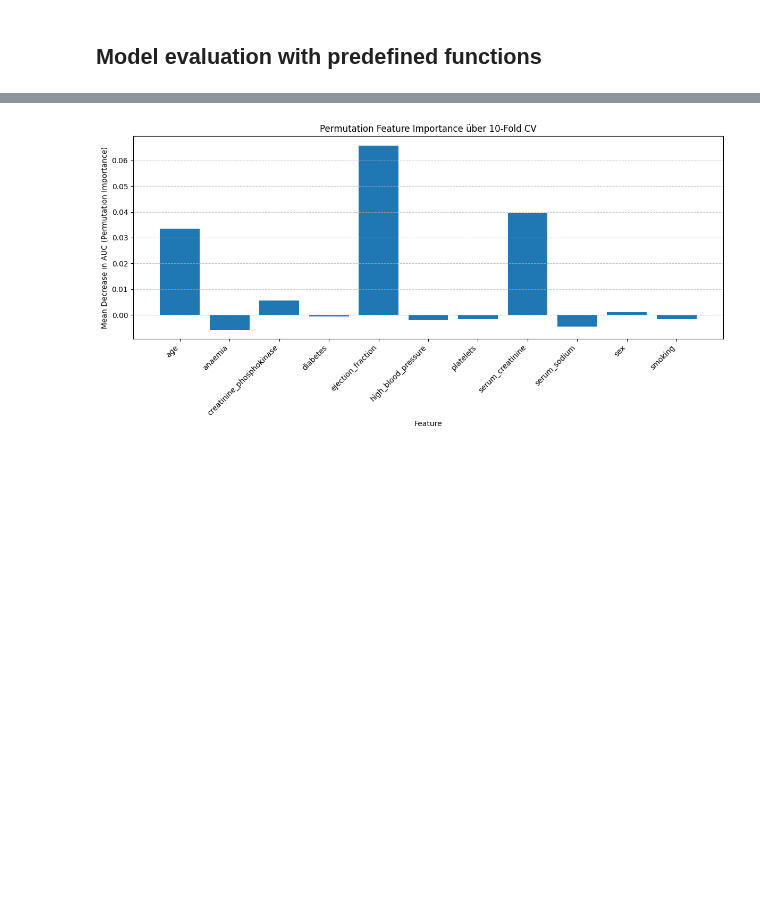
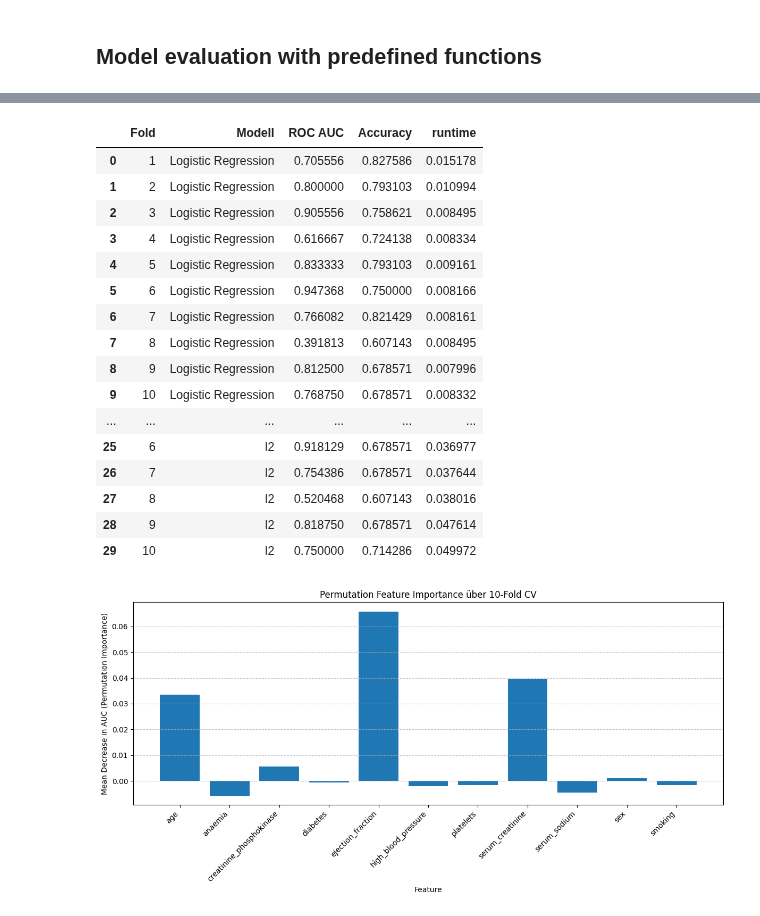
Before and after one commit to FelixFritz02/MasterKL, a Jupyter notebook: AI Numerics/Data Challenge/Logistic_Regression.ipynb, the cells around one changed output, grey strips where cells are left out. Drawn from its saved outputs; the diff is of its cells as text; code cells hidden in the pictures; blank space fills up the shorter version.

Commit message:
runtime

```diff
--- a/AI Numerics/Data Challenge/Logistic_Regression.ipynb
+++ b/AI Numerics/Data Challenge/Logistic_Regression.ipynb
@@ -681,5 +649,7 @@ fig.update_layout(
 fig.show()
 # %% [markdown]
 ## Model evaluation with predefined functions
+# %%
+y = y.values.ravel()
 # %%
 from sklearn.linear_model import LogisticRegression
@@ -748,3 +714,23 @@ A column-vector y was passed when a 1d array was expected. Please change the sha
+# %%
+df
+# %% [output]
+|  | Fold | Modell | ROC AUC | Accuracy | runtime |
+| 0 | 1 | Logistic Regression | 0.705556 | 0.827586 | 0.015178 |
+| 1 | 2 | Logistic Regression | 0.800000 | 0.793103 | 0.010994 |
+| 2 | 3 | Logistic Regression | 0.905556 | 0.758621 | 0.008495 |
+| 3 | 4 | Logistic Regression | 0.616667 | 0.724138 | 0.008334 |
+| 4 | 5 | Logistic Regression | 0.833333 | 0.793103 | 0.009161 |
+| 5 | 6 | Logistic Regression | 0.947368 | 0.750000 | 0.008166 |
+| 6 | 7 | Logistic Regression | 0.766082 | 0.821429 | 0.008161 |
+| 7 | 8 | Logistic Regression | 0.391813 | 0.607143 | 0.008495 |
+| 8 | 9 | Logistic Regression | 0.812500 | 0.678571 | 0.007996 |
+| 9 | 10 | Logistic Regression | 0.768750 | 0.678571 | 0.008332 |
+| ... | ... | ... | ... | ... | ... |
+| 25 | 6 | l2 | 0.918129 | 0.678571 | 0.036977 |
+| 26 | 7 | l2 | 0.754386 | 0.678571 | 0.037644 |
+| 27 | 8 | l2 | 0.520468 | 0.607143 | 0.038016 |
+| 28 | 9 | l2 | 0.818750 | 0.678571 | 0.047614 |
+| 29 | 10 | l2 | 0.750000 | 0.714286 | 0.049972 |
 # %%
 df.to_pickle("model_evaluation/logistic_regression.pkl")
 # %%
```
Also changed, not shown: parts of 5 cells of this notebook, 11 other files.
